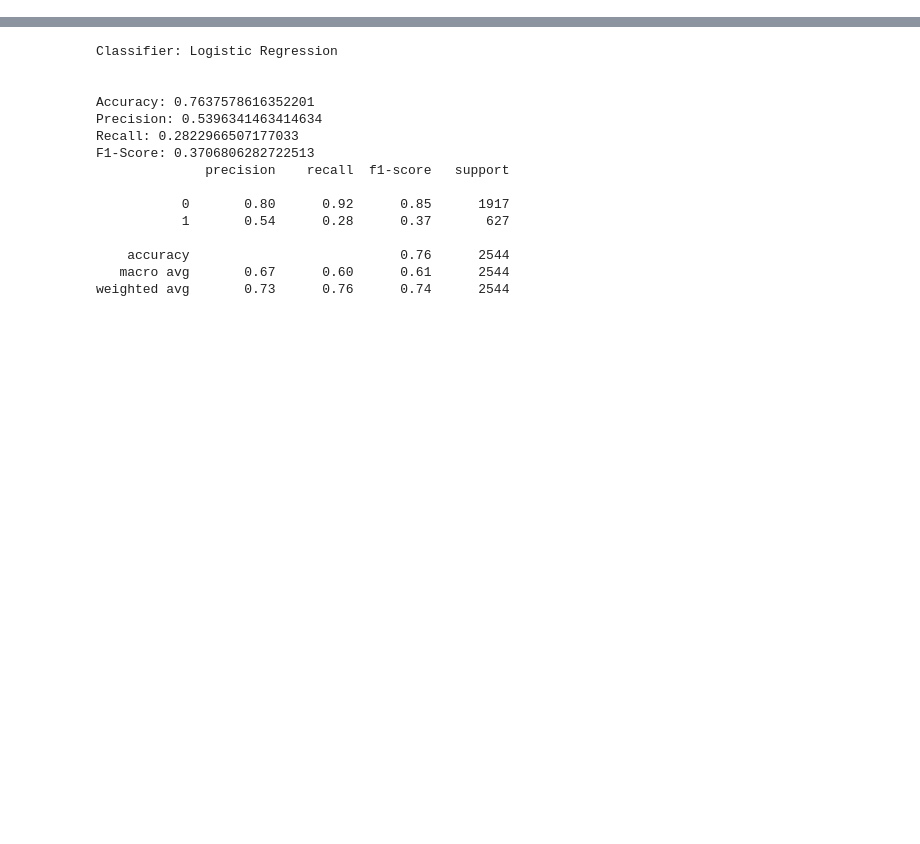
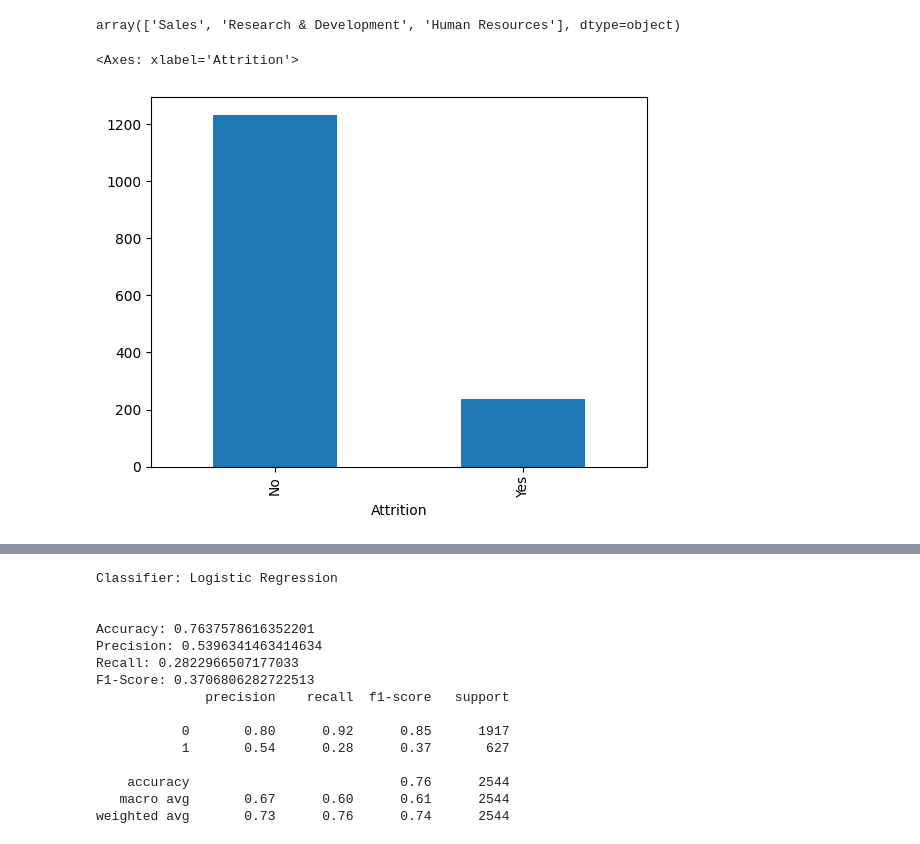
Before and after one commit to shahinmahmud53/employee-churn-prediction-flask-app, a Jupyter notebook: notebooks/model.ipynb, the cells around one changed output, grey strips where cells are left out. Drawn from its saved outputs; the diff is of its cells as text; code cells hidden in the pictures; blank space fills up the shorter version.

```diff
--- a/notebooks/model.ipynb
+++ b/notebooks/model.ipynb
@@ -168,4 +13,0 @@ array([nan,  1.])
-# %%
-# Convert numeric values to strings
-df['filed_complaint'] = df['filed_complaint'].map({1: 'Yes'})
-df['filed_complaint'] = df['filed_complaint'].fillna('Missing')
@@ -186,2 +13,0 @@ dtype: int64
-# %%
-df['department'] = df['department'].fillna('Missing')
@@ -235,2 +13,0 @@ df['status'].value_counts().plot(kind='bar')
-# %%
-df['status'] = df['status'].map({'Employed': 0, 'Left': 1})
@@ -271,0 +25,2 @@ y = df['status']
+# %%
+df_work = df
@@ -271,0 +110,9 @@ y = df['status']
+# %%
+df_work['Department'].unique()
+# %% [output]
+array(['Sales', 'Research & Development', 'Human Resources'], dtype=object)
+# %%
+df_work['Attrition'].value_counts().plot(kind='bar')
+# %% [output]
+<Axes: xlabel='Attrition'>
+[figure, added]
```
Also changed, not shown: parts of 66 cells of this notebook, 2 other files.
